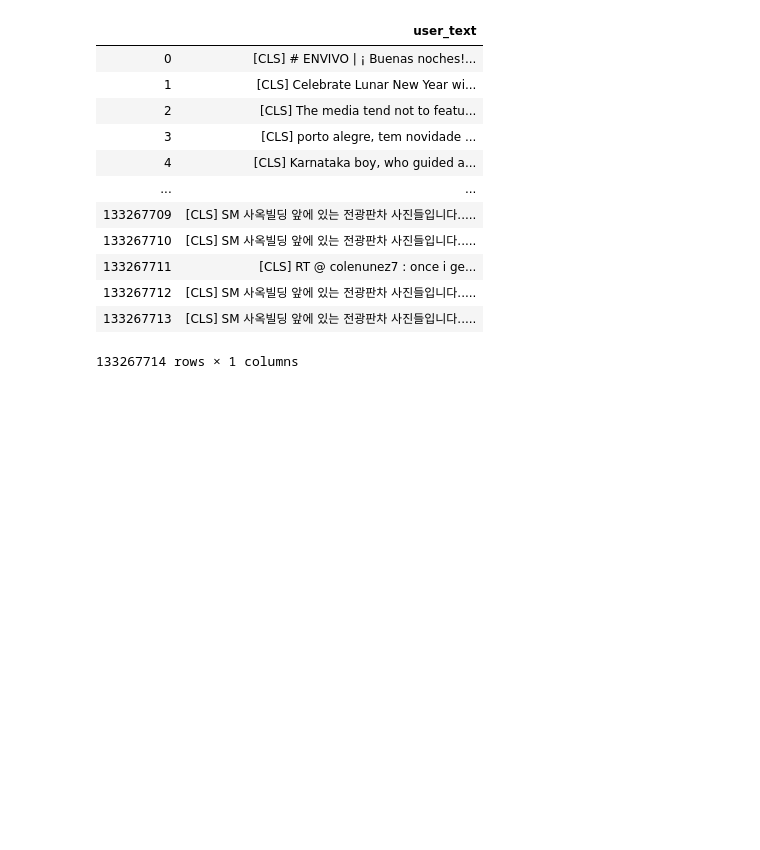
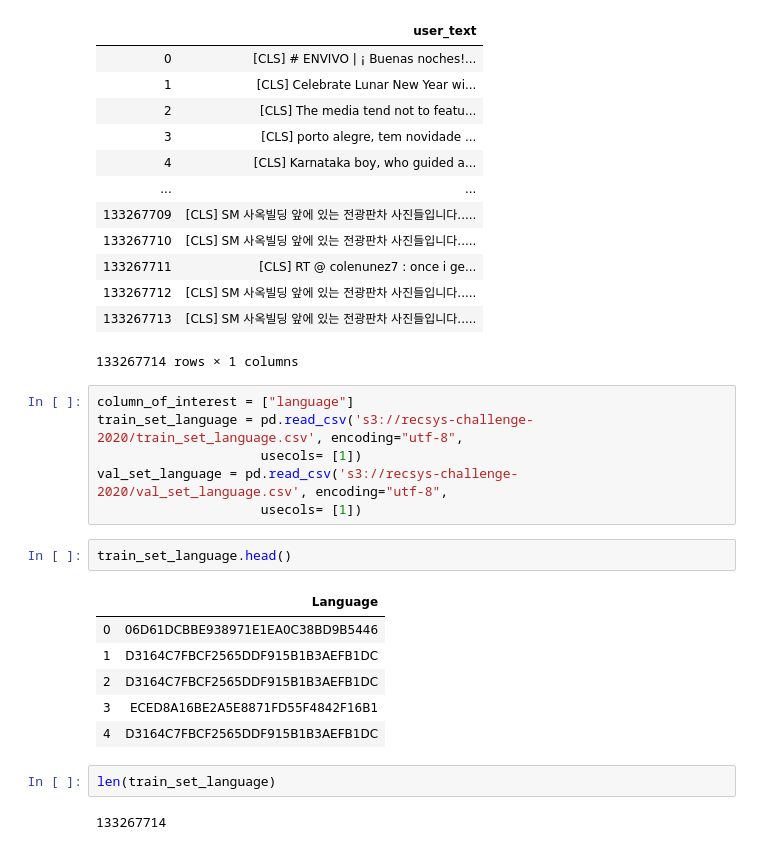
Before and after one commit to sumitsidana/recsys_challenge_2020, a Jupyter notebook: TweetText.ipynb, the cells around one changed output. Drawn from its saved outputs; the diff is of its cells as text; blank space fills up the shorter version.

```diff
--- a/TweetText.ipynb
+++ b/TweetText.ipynb
@@ -66,3 +66,22 @@ train_set[['user_text']]
 | 133267712 | [CLS] SM 사옥빌딩 앞에 있는 전광판차 사진들입니다..... |
 | 133267713 | [CLS] SM 사옥빌딩 앞에 있는 전광판차 사진들입니다..... |
 133267714 rows × 1 columns
+# %%
+column_of_interest = ["language"]
+train_set_language = pd.read_csv('s3://recsys-challenge-2020/train_set_language.csv', encoding="utf-8",
+                     usecols= [1])
+val_set_language = pd.read_csv('s3://recsys-challenge-2020/val_set_language.csv', encoding="utf-8",
+                     usecols= [1])
+# %%
+train_set_language.head()
+# %% [output]
+|  | Language |
+| 0 | 06D61DCBBE938971E1EA0C38BD9B5446 |
+| 1 | D3164C7FBCF2565DDF915B1B3AEFB1DC |
+| 2 | D3164C7FBCF2565DDF915B1B3AEFB1DC |
+| 3 | ECED8A16BE2A5E8871FD55F4842F16B1 |
+| 4 | D3164C7FBCF2565DDF915B1B3AEFB1DC |
+# %%
+len(train_set_language)
+# %% [output]
+133267714
```
Also changed, not shown: 6 other files.
